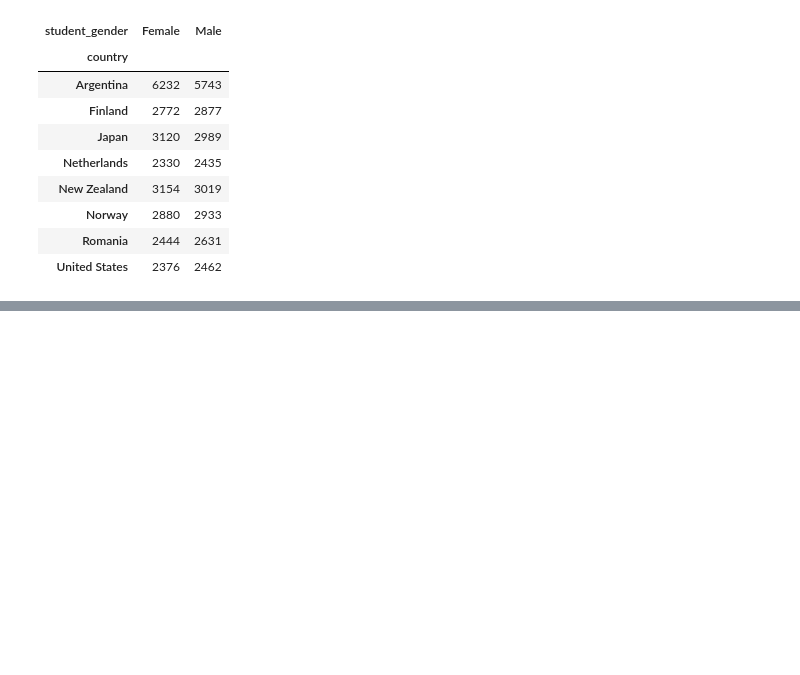
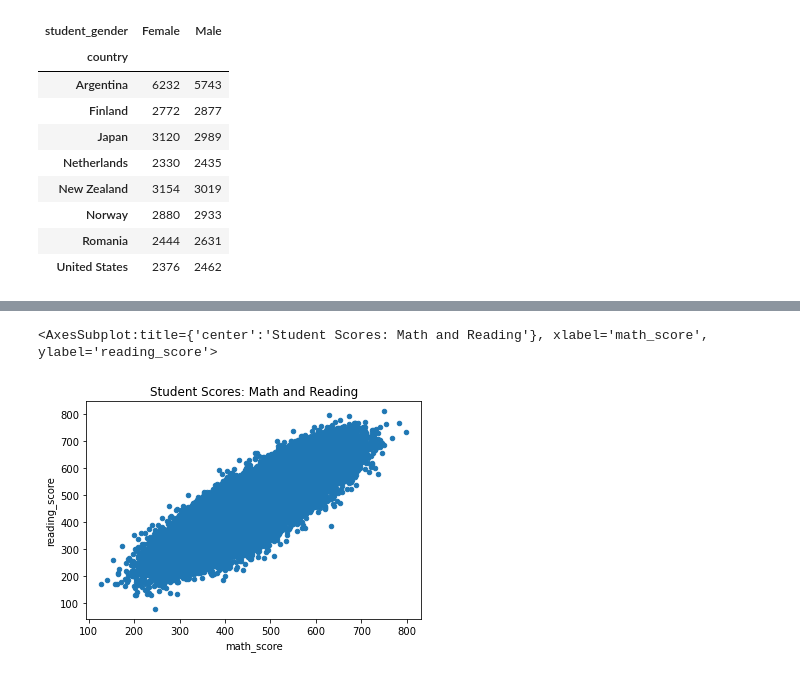
Before and after one commit to worldbank/Python-for-Data-Science, a Jupyter notebook: June_2021_ETEC/day_2/3b_EDA_pandas.ipynb, the cells around one changed output, grey strips where cells are left out. Saved outputs shown, nothing was run; the diff lists cells and outputs as text; code cells hidden in the pictures; blank space fills up the shorter version.

```diff
--- a/June_2021_ETEC/day_2/3b_EDA_pandas.ipynb
+++ b/June_2021_ETEC/day_2/3b_EDA_pandas.ipynb
@@ -738,0 +245,7 @@ Index(['country_id', 'country', 'country_school_id', 'country_student_id',
+# %%
+# Scatterplot: Math score vs Reading score
+
+df.plot(x = 'math_score', y = 'reading_score', kind = 'scatter', title = 'Student Scores: Math and Reading')
+# %% [output]
+<AxesSubplot:title={'center':'Student Scores: Math and Reading'}, xlabel='math_score', ylabel='reading_score'>
+[figure, added]
```
Also changed, not shown: parts of 82 cells of this notebook, 2 other files.
